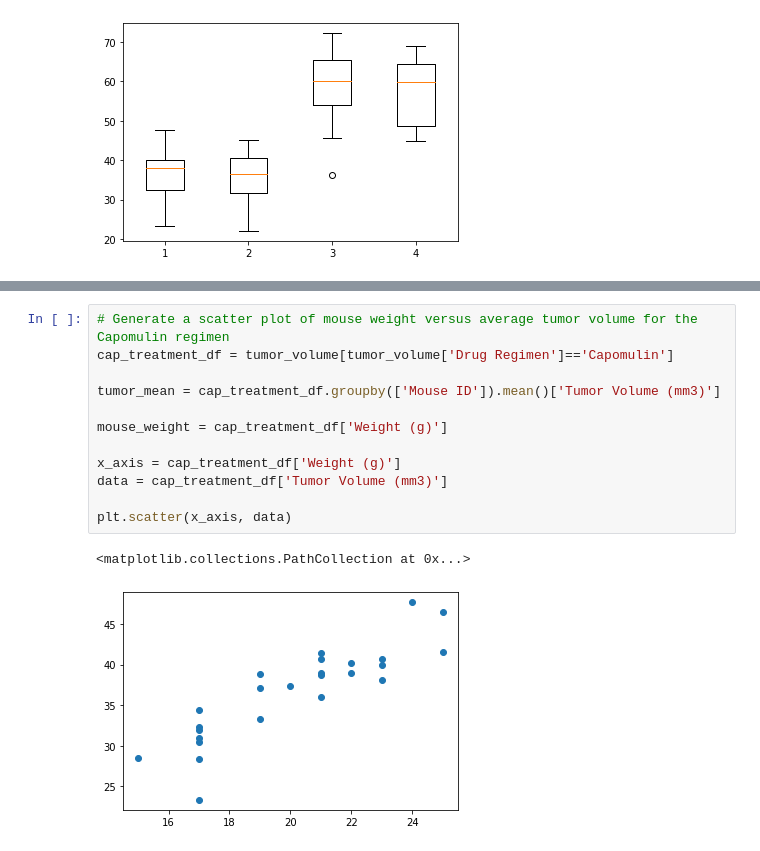
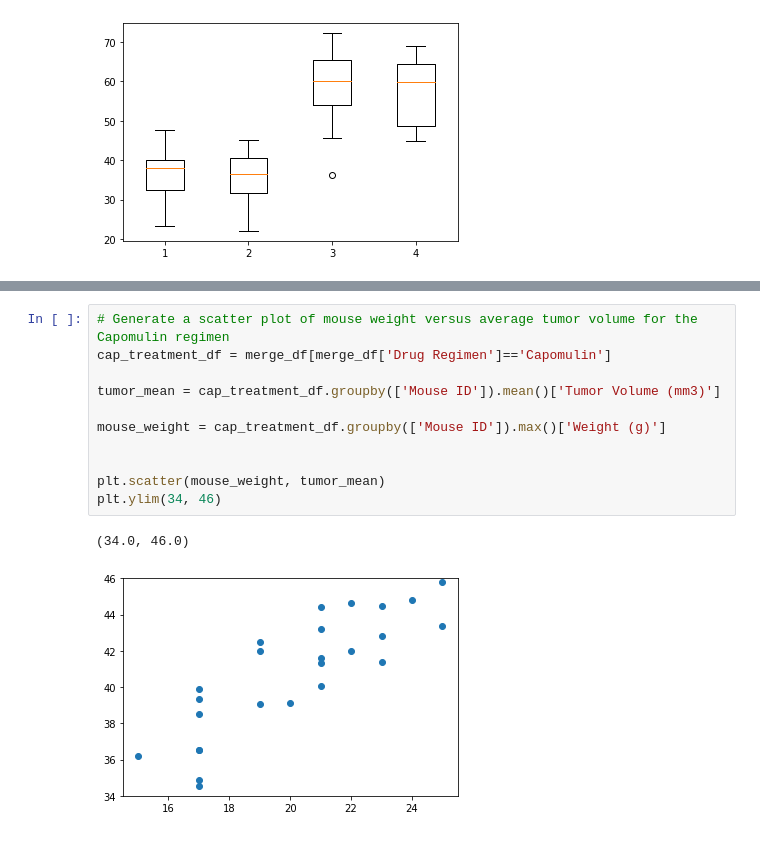
Before and after one commit to jeosqueri/Tumor-Treatment-Analysis, a Jupyter notebook: Pymaceuticals.ipynb, the cells around one changed output, grey strips where cells are left out. Drawn from its saved outputs; the diff is of its cells as text.

Commit message:
finished scatterplots

```diff
--- a/Pymaceuticals.ipynb
+++ b/Pymaceuticals.ipynb
@@ -331,16 +350,15 @@ plt.show()
 # %%
 # Generate a scatter plot of mouse weight versus average tumor volume for the Capomulin regimen
-cap_treatment_df = tumor_volume[tumor_volume['Drug Regimen']=='Capomulin']
+cap_treatment_df = merge_df[merge_df['Drug Regimen']=='Capomulin']
 
 tumor_mean = cap_treatment_df.groupby(['Mouse ID']).mean()['Tumor Volume (mm3)']
 
-mouse_weight = cap_treatment_df['Weight (g)']
+mouse_weight = cap_treatment_df.groupby(['Mouse ID']).max()['Weight (g)']
 
-x_axis = cap_treatment_df['Weight (g)']
-data = cap_treatment_df['Tumor Volume (mm3)']
 
-plt.scatter(x_axis, data)
+plt.scatter(mouse_weight, tumor_mean)
+plt.ylim(34, 46)
 # %% [output]
-<matplotlib.collections.PathCollection at 0x...>
+(34.0, 46.0)
-[figure, old version]
+[figure, new version]
 # %%
```
Also changed, not shown: parts of 2 cells of this notebook.
